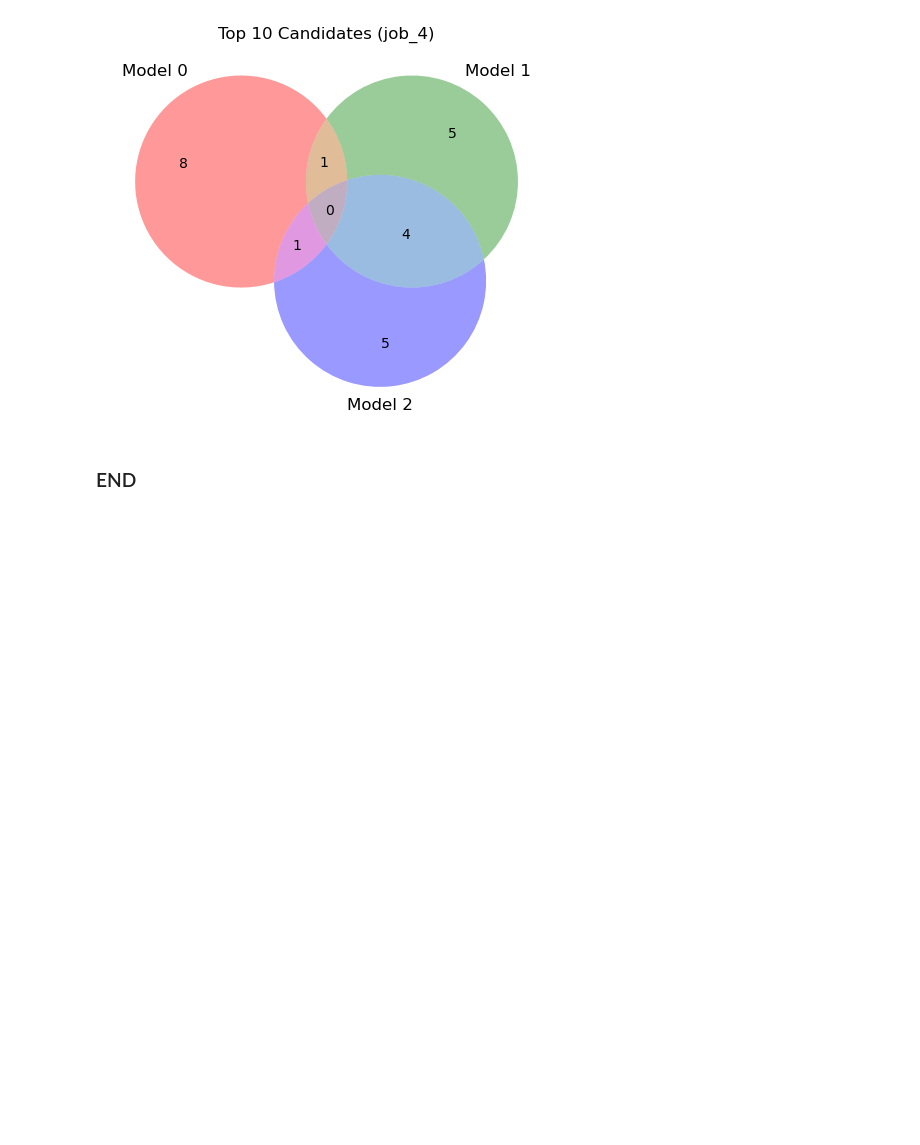
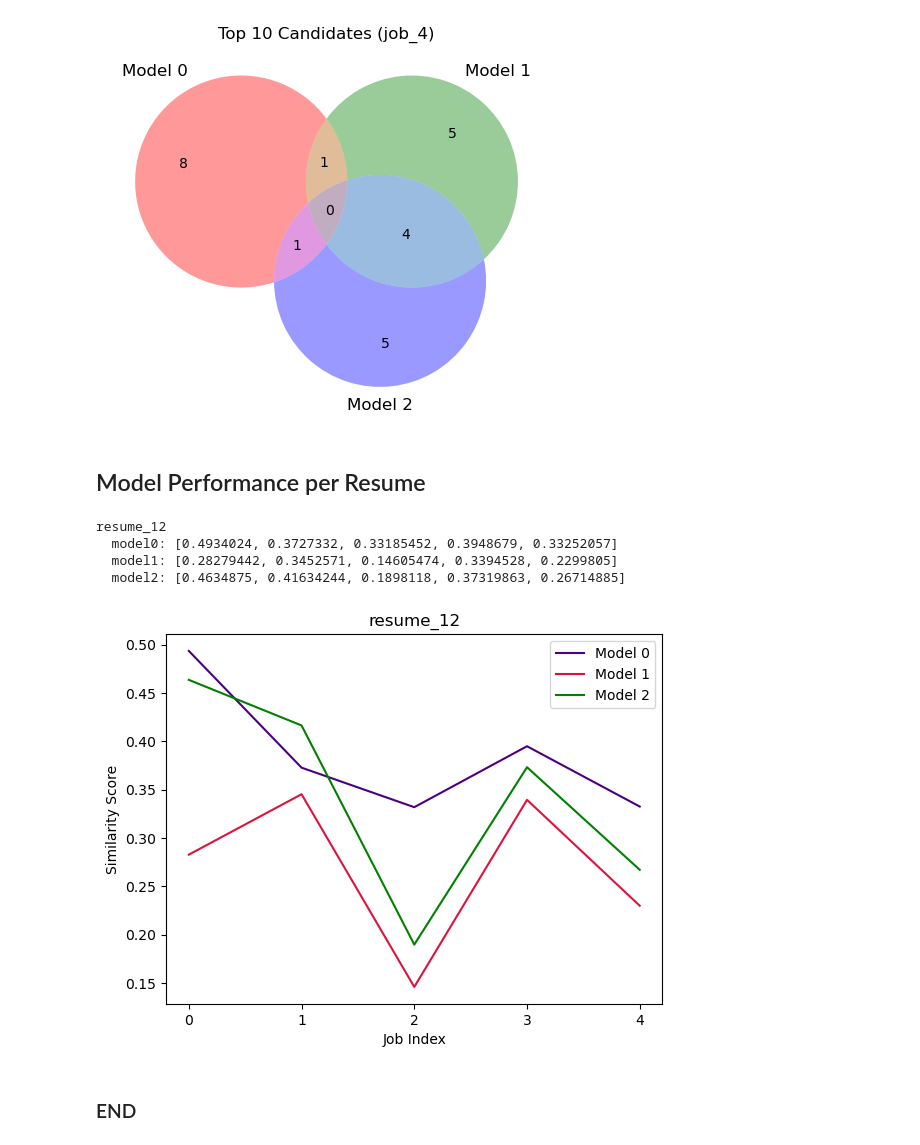
Before and after one commit to Pedagogue-Systems/ai-matching-consistency-eval, a Jupyter notebook: notebooks/model_analysis.ipynb, the cells around one changed output. Cells and saved outputs as stored; diff of their text form; code cells hidden in the pictures; blank space fills up the shorter version.

Commit message:
Update Model Analysis #4
Visualize model consistency by analyzing performance per resume.

```diff
--- a/notebooks/model_analysis.ipynb
+++ b/notebooks/model_analysis.ipynb
@@ -128,5 +128,47 @@ for job in jobs:
 [figure]
 [figure]
 [figure]
+# %% [markdown]
+## Model Performance per Resume
+# %%
+resumes = df['resume'].unique()
+
+for resume in resumes[0:1]:
+    model0 = []
+    model1 = []
+    model2 = []
+
+    for job in jobs:
+        resume_df = df[(df['resume'] == resume) & (df['job_posting'] == job)]
+        model0_df = resume_df[resume_df['model_name'] == 'all-MiniLM-L6-v2']
+        model1_df = resume_df[resume_df['model_name'] == 'all-MiniLM-L12-v2']
+        model2_df = resume_df[resume_df['model_name'] == 'paraphrase-MiniLM-L6-v2']
+
+        if not model0_df.empty and not model1_df.empty and not model2_df.empty:
+            model0.append(model0_df['similarity_score'].iloc[0])
+            model1.append(model1_df['similarity_score'].iloc[0])
+            model2.append(model2_df['similarity_score'].iloc[0])
+
+    print(resume)
+    print(f'  model0: {model0}')
+    print(f'  model1: {model1}')
+    print(f'  model2: {model2}')
+    print()
+
+    plt.plot(np.arange(len(model0)), model0, label='Model 0', color='indigo')
+    plt.plot(np.arange(len(model1)), model1, label='Model 1', color='crimson')
+    plt.plot(np.arange(len(model2)), model2, label='Model 2', color='green')
+    plt.xticks(np.arange(len(model0)))
+    plt.title(f'{resume}')
+    plt.xlabel('Job Index')
+    plt.ylabel('Similarity Score')
+    plt.legend()
+    plt.show()
+# %% [output]
+resume_12
+  model0: [0.4934024, 0.3727332, 0.33185452, 0.3948679, 0.33252057]
+  model1: [0.28279442, 0.3452571, 0.14605474, 0.3394528, 0.2299805]
+  model2: [0.4634875, 0.41634244, 0.1898118, 0.37319863, 0.26714885]
+[figure, added]
 # %% [markdown]
 ### END
```
Also changed, not shown: parts of 2 cells of this notebook.
